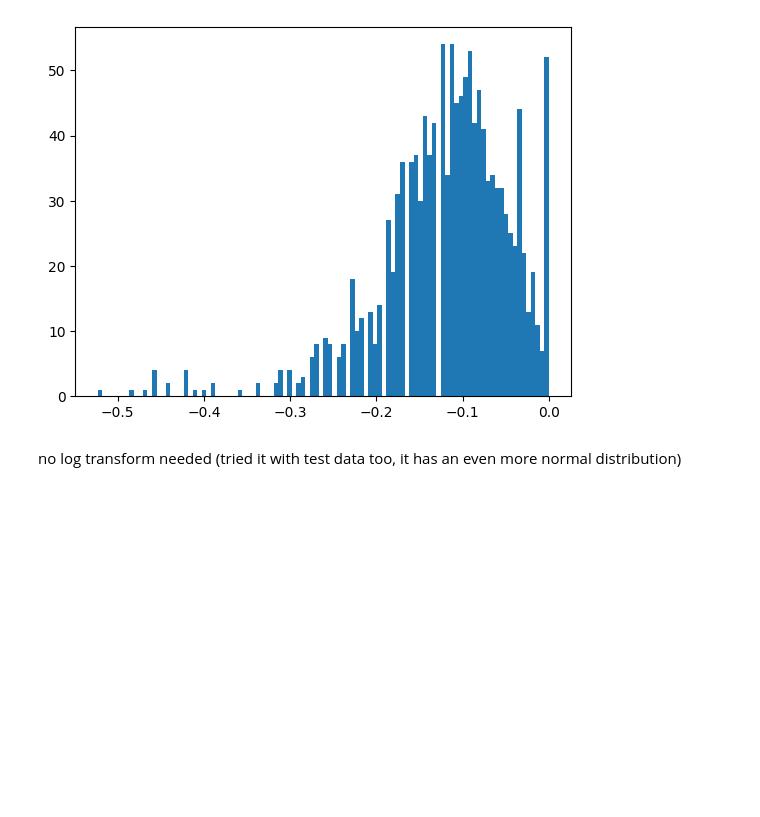
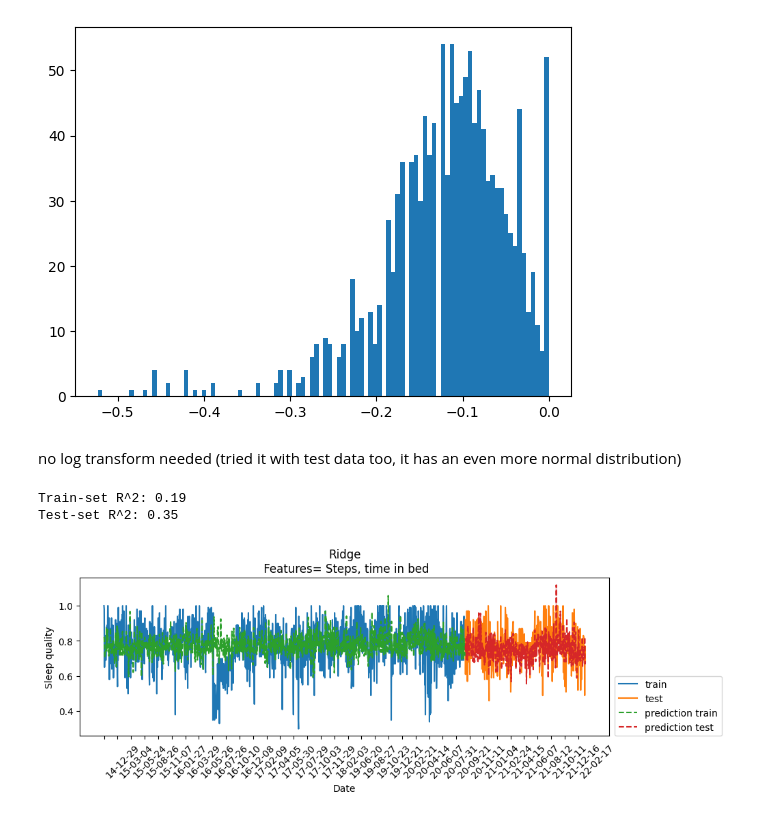
Before and after one commit to ricd99/endToEndML, a Jupyter notebook: notebooks/EDA.ipynb, the cells around one changed output. Drawn from its saved outputs; the diff is of its cells as text; code cells hidden in the pictures; blank space fills up the shorter version.

Commit message:
graph of baseline

```diff
--- a/notebooks/EDA.ipynb
+++ b/notebooks/EDA.ipynb
@@ -807,7 +807,3 @@ dc.fit(X_train_enc_baseline, y_train_baseline)
 dc.score(X_train_enc_baseline, y_train_baseline)
 # %% [output]
 0.0
-# %%
-ridge = Ridge()
-ridge.fit(X_train_enc_baseline, y_train_baseline)
-ridge.score(X_train_enc_baseline, y_train_baseline)
@@ -829,15 +823,16 @@ no log transform needed (tried it with test data too, it has an even more normal
 
 
 def eval_on_features(
-    features,
-    target,
+    X_train,
+    X_test,
+    y_train,
+    y_test,
     regressor,
     xtick_labels = None,
-    n_train=184,
     sales_data=False,
     ylabel="Sleep quality",
     feat_names="Default",
-    impute=True,
+    impute=False,
 ):
     """
     Evaluate a regression model on a given set of features and target.
@@ -873,8 +868,6 @@ def eval_on_features(
     """
 
     # Split the features and target data into training and test sets
-    X_train, X_test = features[:n_train], features[n_train:]
-    y_train, y_test = target[:n_train], target[n_train:]
 
     if impute:
         simp = SimpleImputer()
@@ -897,19 +890,21 @@ def eval_on_features(
 
     # # If not sales data, adjust x-ticks for dates (assumes datetime format)
     if not sales_data:
+        tick_positions = list(range(0, len(y_train) + len(y_test), 50))
+        tick_labels = xtick_labels[tick_positions].strftime("%y-%m-%d")
         plt.xticks(
-            range(0, len(features), 8),
-            xtick_labels.strftime("%a %m-%d"),
-            rotation=90,
+            tick_positions,
+            tick_labels,
+            rotation=45,
             ha="left",
         )
 
     # Plot training and test data, along with predictions
-    plt.plot(range(n_train), y_train, label="train")
-    plt.plot(range(n_train, len(y_test) + n_train), y_test, "-", label="test")
-    plt.plot(range(n_train), y_pred_train, "--", label="prediction train")
+    plt.plot(range(len(y_train)), y_train, label="train")
+    plt.plot(range(len(y_train), len(y_test) + len(y_train)), y_test, "-", label="test")
+    plt.plot(range(len(y_train)), y_pred_train, "--", label="prediction train")
     plt.plot(
-        range(n_train, len(y_test) + n_train), y_pred, "--", label="prediction test"
+        range(len(y_train), len(y_test) + len(y_train)), y_pred, "--", label="prediction test"
     )
 
     # Set plot title, labels, and legend
@@ -918,3 +913,12 @@ def eval_on_features(
     plt.legend(loc=(1.01, 0))
     plt.xlabel("Date")
     plt.ylabel(ylabel)
+# %%
+ridge = Ridge()
+xtick_labels = pd.concat([df_train["Start"], df_test['Start']]).reset_index(drop=True)
+xtick_labels = pd.DatetimeIndex(xtick_labels)
+eval_on_features(X_train_enc_baseline, X_test_enc_baseline, y_train_baseline, y_test_baseline, ridge, xtick_labels=xtick_labels, feat_names="Steps, time in bed")
+# %% [output]
+Train-set R^2: 0.19
+Test-set R^2: 0.35
+[figure, added]
```
Also changed, not shown: parts of 1 cell of this notebook.
